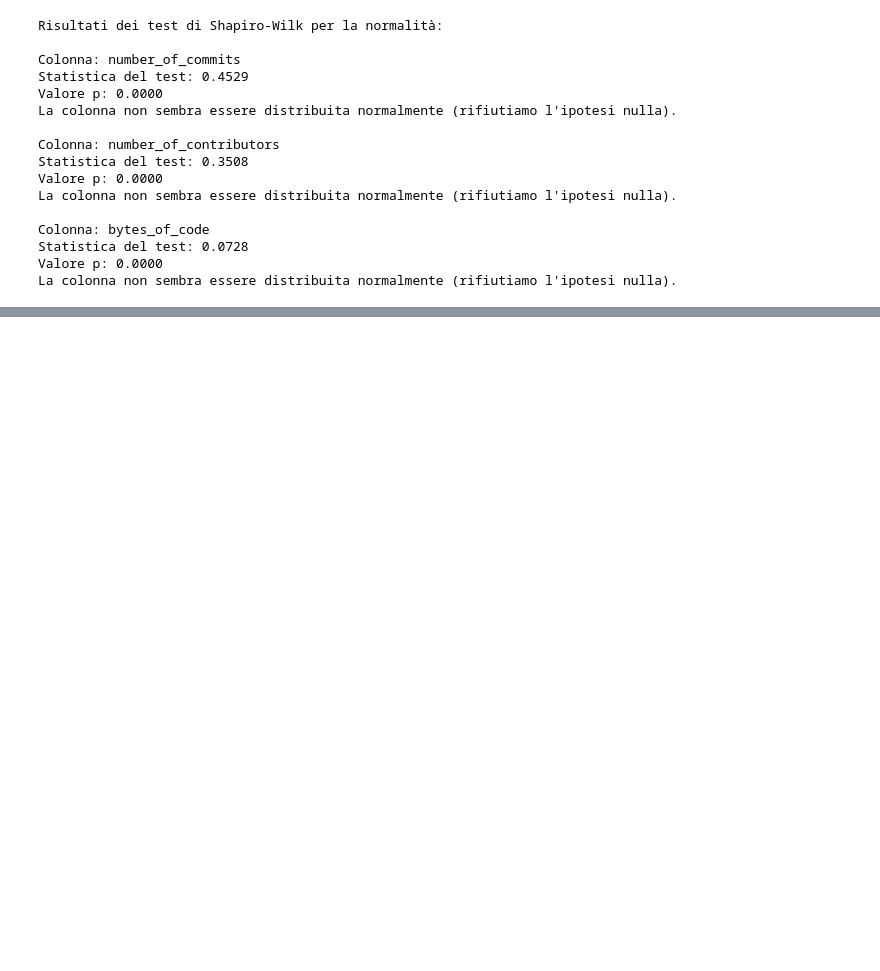
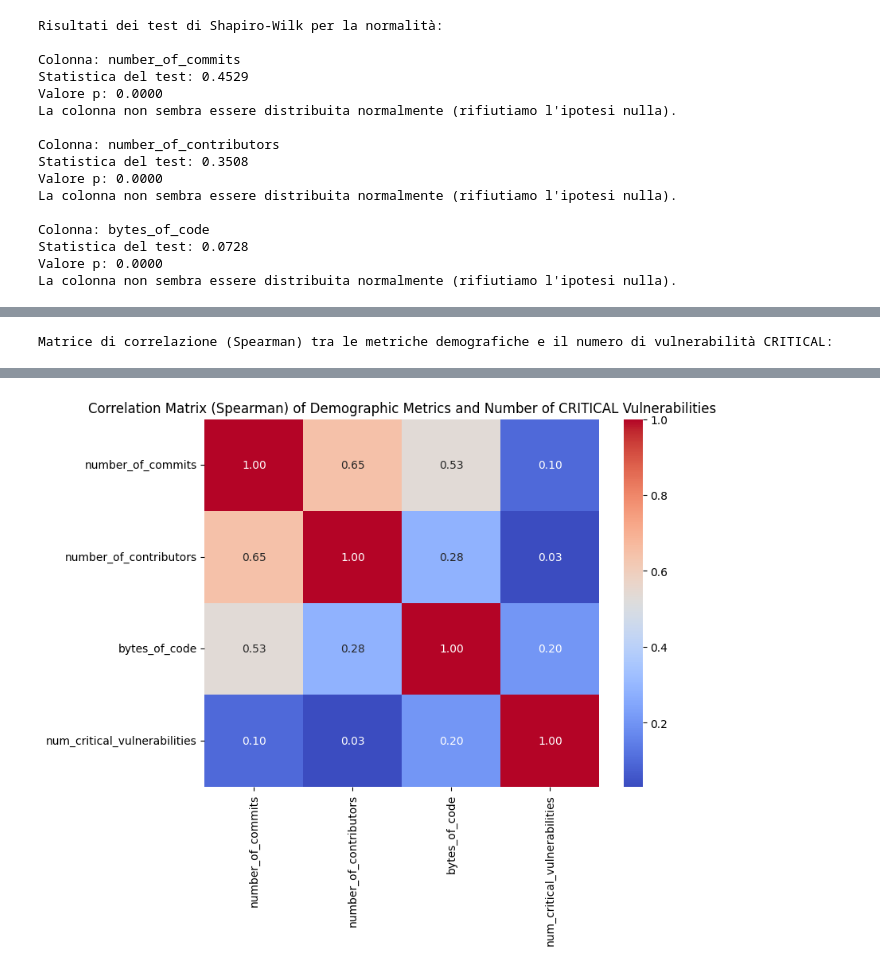
Before and after one commit to LBartolini/ProgettoSAM, a Jupyter notebook: statistics.ipynb, the cells around one changed output, grey strips where cells are left out. Cells and saved outputs as stored; diff of their text form; code cells hidden in the pictures; blank space fills up the shorter version.

```diff
--- a/statistics.ipynb
+++ b/statistics.ipynb
@@ -981,0 +992,23 @@ Matrice di correlazione (Spearman) tra le metriche demografiche e la presenza di
+# %%
+import matplotlib.pyplot as plt
+import seaborn as sns
+
+# Calculate the number of critical vulnerabilities for each repository
+merged_correlation_df['num_critical_vulnerabilities'] = merged_correlation_df['severity'].str.count('CRITICAL')
+
+# Select the columns for correlation, including the count of critical vulnerabilities
+correlation_columns_critical = ['number_of_commits', 'number_of_contributors', 'bytes_of_code', 'num_critical_vulnerabilities']
+correlation_df_critical = merged_correlation_df[correlation_columns_critical]
+
+# Calculate the Spearman correlation matrix
+correlation_matrix_critical = correlation_df_critical.corr(method='spearman')
+
+print("Matrice di correlazione (Spearman) tra le metriche demografiche e il numero di vulnerabilità CRITICAL:")
+display(correlation_matrix_critical)
+
+plt.figure(figsize=(8, 6))
+sns.heatmap(correlation_matrix_critical, annot=True, cmap='coolwarm', fmt=".2f")
+plt.title('Correlation Matrix (Spearman) of Demographic Metrics and Number of CRITICAL Vulnerabilities')
+plt.show()
+# %% [output]
+Matrice di correlazione (Spearman) tra le metriche demografiche e il numero di vulnerabilità CRITICAL:
@@ -981,0 +1020 @@ Matrice di correlazione (Spearman) tra le metriche demografiche e la presenza di
+[figure, added]
```
Also changed, not shown: parts of 4 cells of this notebook.
